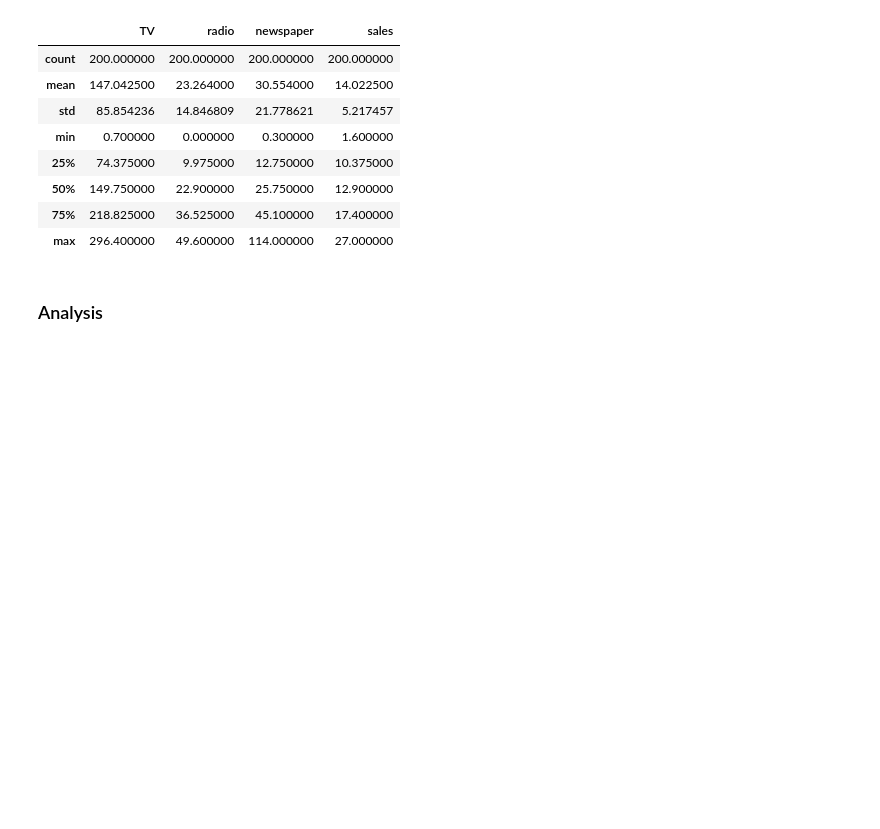
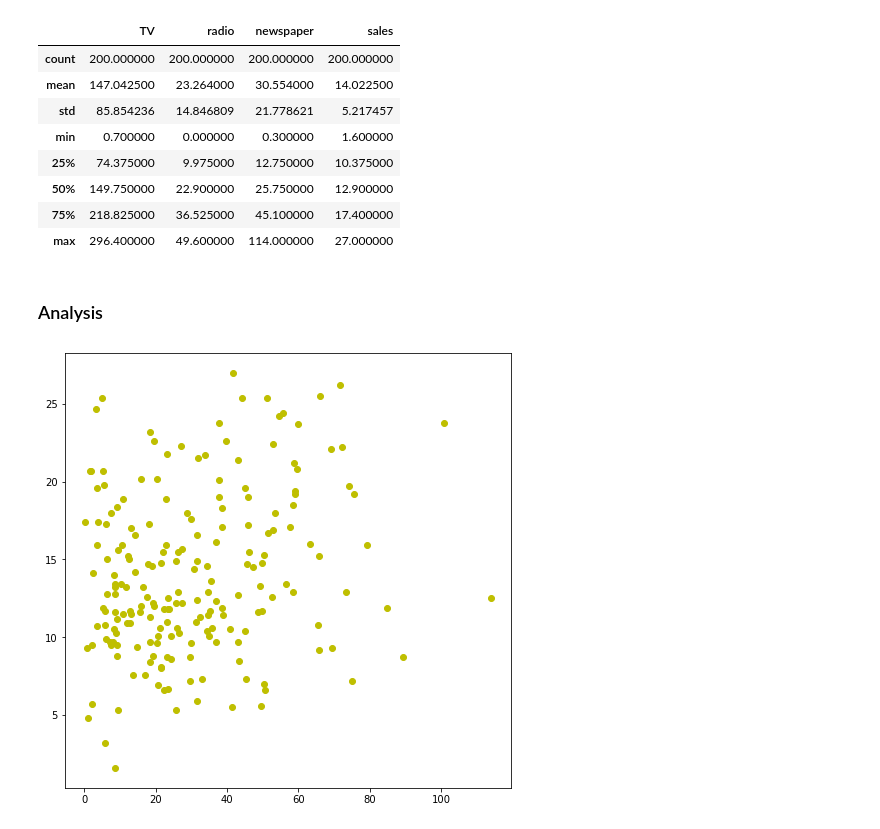
Before and after one commit to gratipine/MLPython, a Jupyter notebook: notebooks/Regression (Pluralsight).ipynb, the cells around one changed output. Saved outputs shown, nothing was run; the diff lists cells and outputs as text; code cells hidden in the pictures; blank space fills up the shorter version.

```diff
--- a/notebooks/Regression (Pluralsight).ipynb
+++ b/notebooks/Regression (Pluralsight).ipynb
@@ -40,3 +40,9 @@ advertising_data.describe()
 | max | 296.400000 | 49.600000 | 114.000000 | 27.000000 |
 # %% [markdown]
 ### Analysis
+# %%
+plt.figure(figsize=(8,8))
+plt.scatter(advertising_data["newspaper"], advertising_data["sales"], c="y")
+plt.show()
+# %% [output]
+[figure, added]
```
Also changed, not shown: parts of 16 cells of this notebook, 1 other file.
